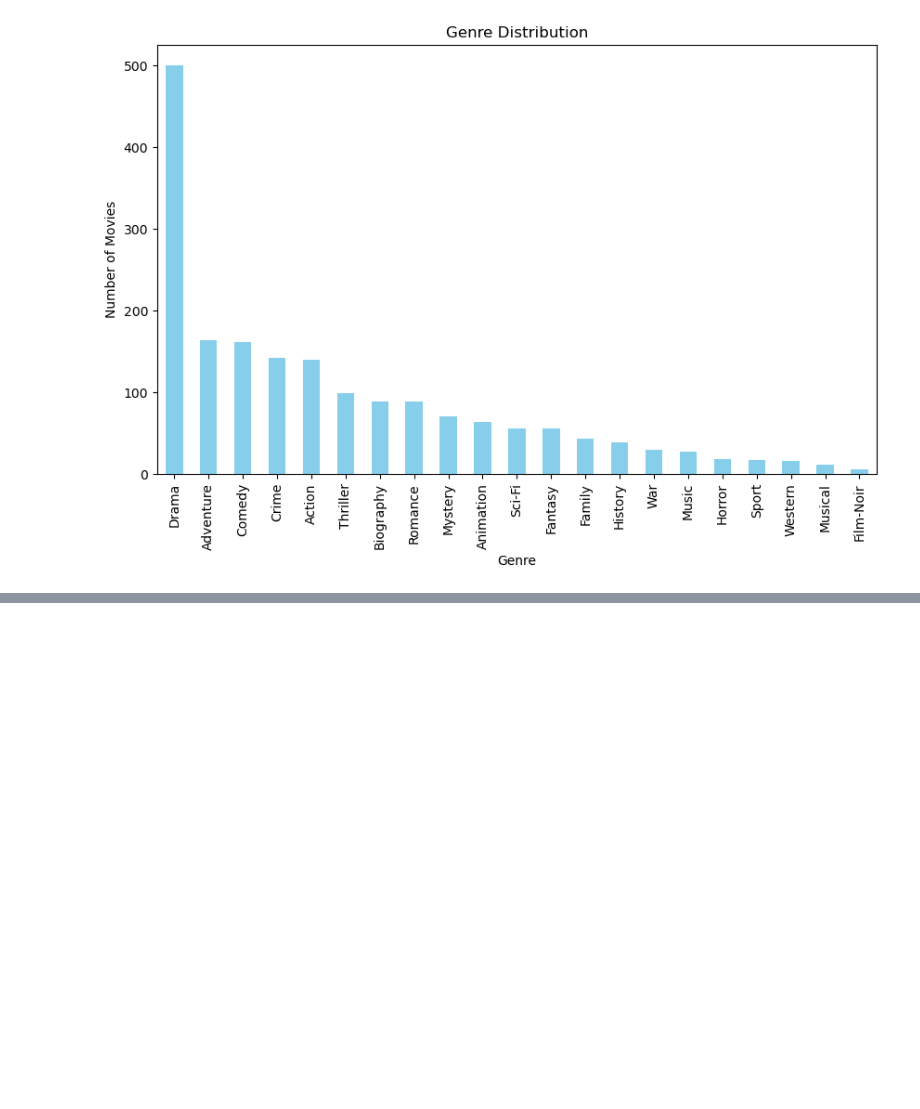
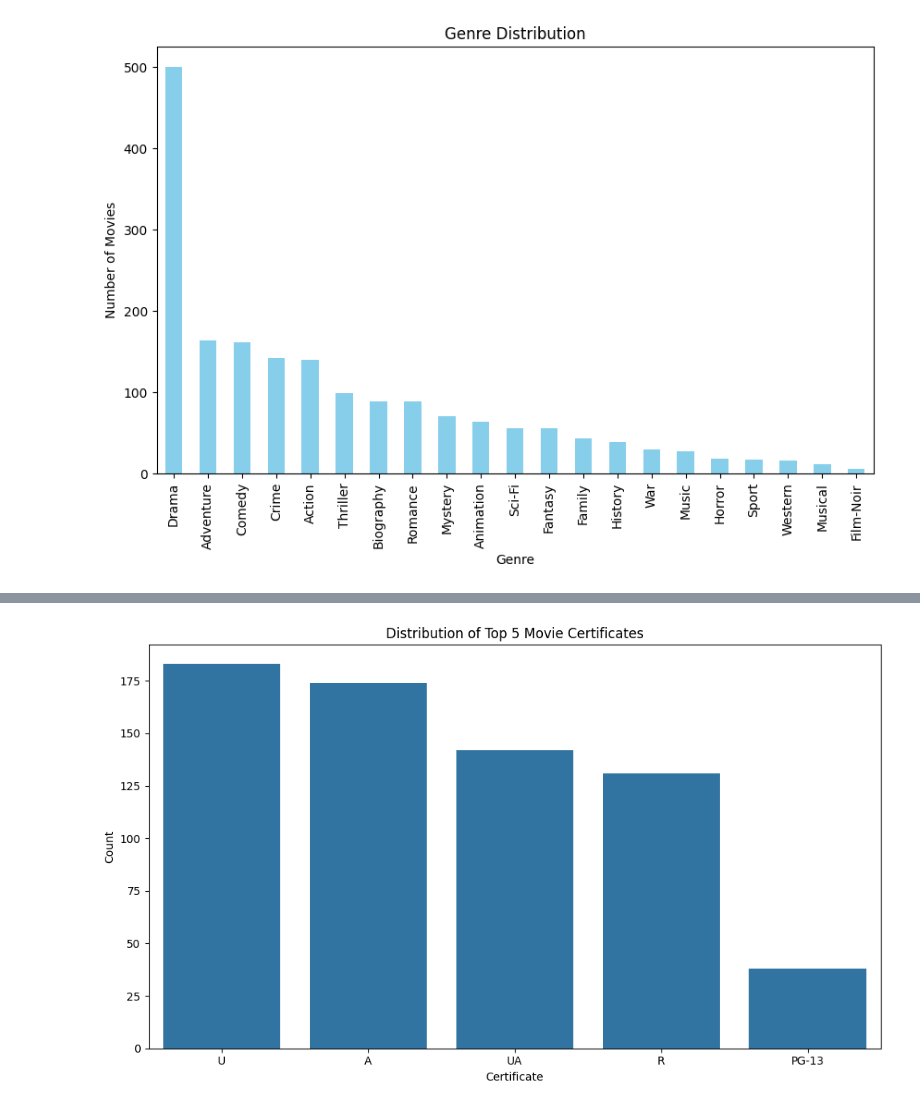
Before and after one commit to sarthaknepal/finalproject, a Jupyter notebook: updated code.ipynb, the cells around one changed output, grey strips where cells are left out. Drawn from its saved outputs; the diff is of its cells as text; code cells hidden in the pictures; blank space fills up the shorter version.

```diff
--- a/updated code.ipynb
+++ b/updated code.ipynb
@@ -68,0 +106,4 @@ dtype: int64
+# %%
+## Removing the unnecessary documents
+df = df.drop(['Poster_Link','Overview'],axis=1)
+df.info()
@@ -133,0 +258,19 @@ df.to_csv('cleaned_dataset.csv', index=False)
+# %%
+import matplotlib.pyplot as plt
+import seaborn as sns
+
+# Get the top 5 certificates
+top_5_certificates = df['Certificate'].value_counts().head().index
+
+# Filter the DataFrame to only include rows with the top 5 certificates
+df_top_5 = df[df['Certificate'].isin(top_5_certificates)]
+
+plt.figure(figsize=(10, 6))
+plt.title('Distribution of Top 5 Movie Certificates')
+sns.countplot(x='Certificate', data=df_top_5, order=top_5_certificates)
+plt.xlabel('Certificate')
+plt.ylabel('Count')
+plt.tight_layout()
+plt.show()
+# %% [output]
+[figure, added]
```
Also changed, not shown: parts of 30 cells of this notebook.
